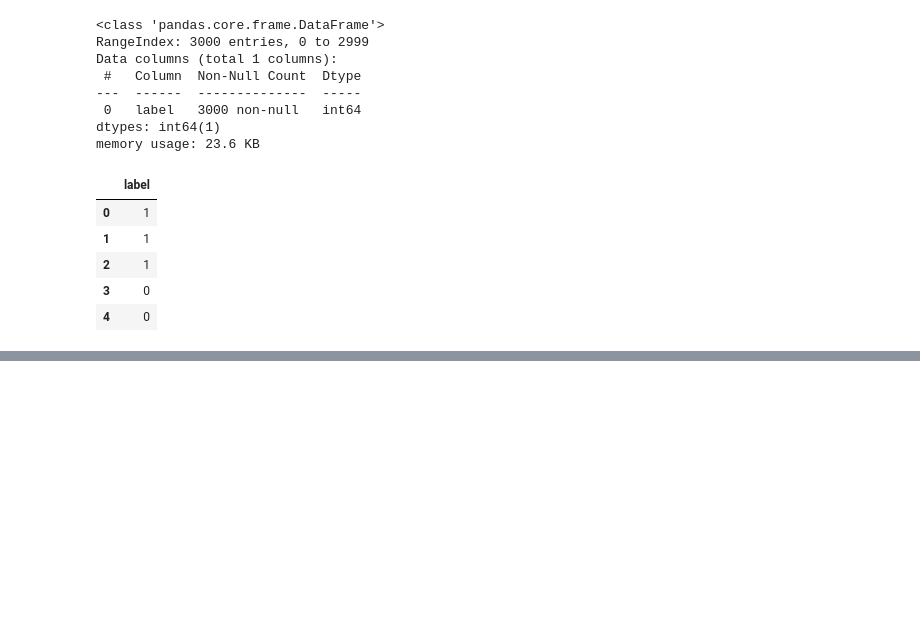
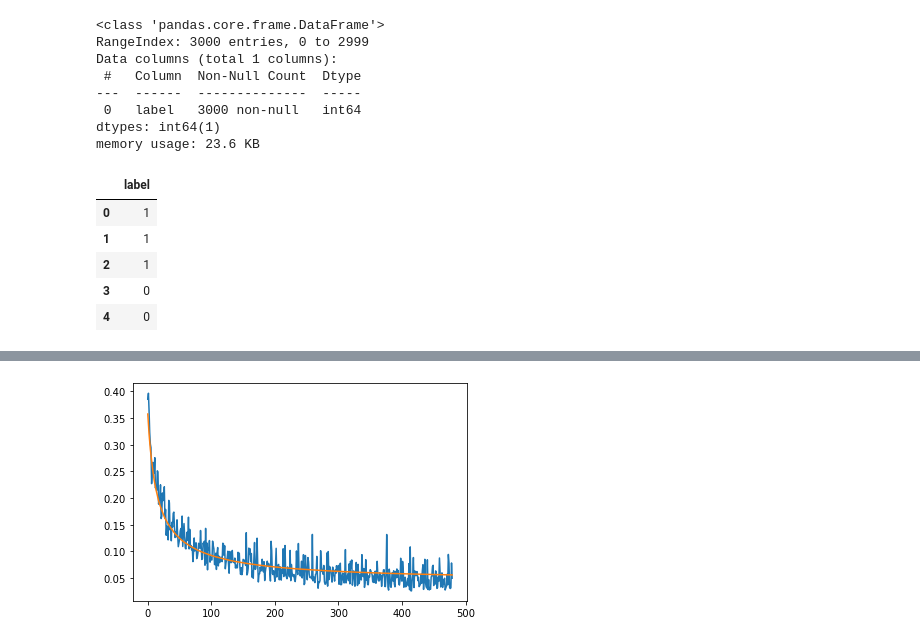
Before and after one commit to ShashankIITG/Machine-Learning-Study---2023, a Jupyter notebook: Challenges/Chemical Detector/chemical-classification-from-scratch using numpy.ipynb, the cells around one changed output, grey strips where cells are left out. Cells and saved outputs as stored; diff of their text form; code cells hidden in the pictures; blank space fills up the shorter version.

```diff
--- a/Challenges/Chemical Detector/chemical-classification-from-scratch using numpy.ipynb
+++ b/Challenges/Chemical Detector/chemical-classification-from-scratch using numpy.ipynb
@@ -118,0 +147,6 @@ NameError: name 'no_samples' is not defined
+# %%
+plt.plot(lr.loss)
+plt.plot(lr.val_loss)
+plt.show()
+# %% [output]
+[figure, added]
```
Also changed, not shown: parts of 4 cells of this notebook.
